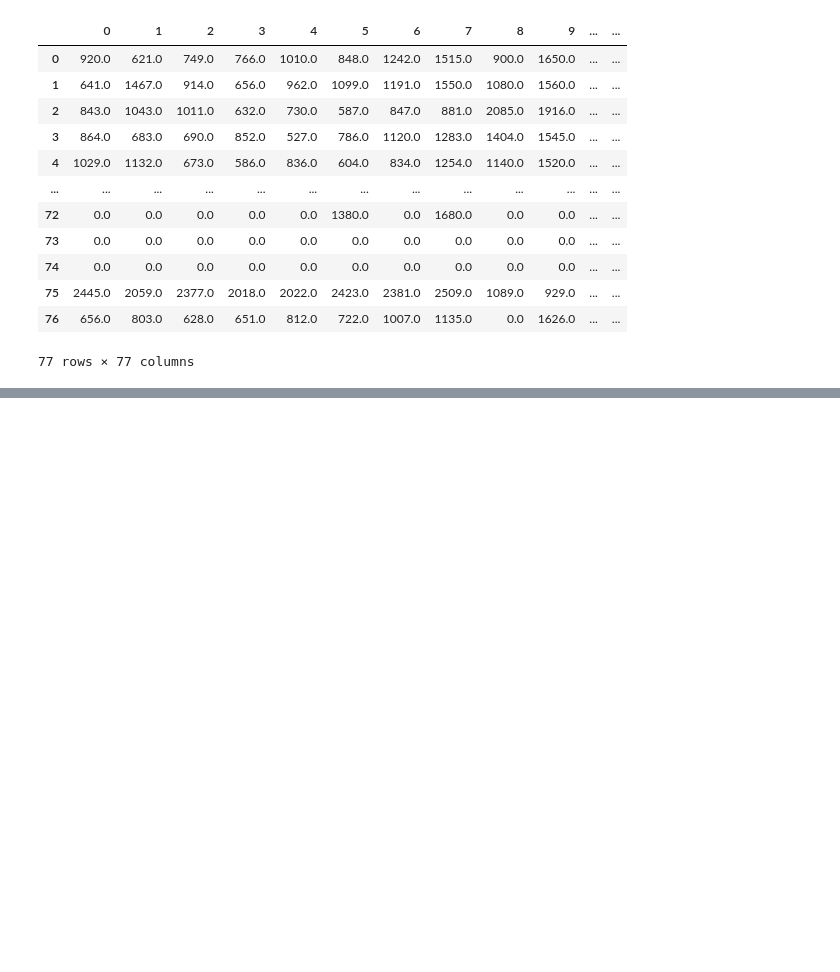
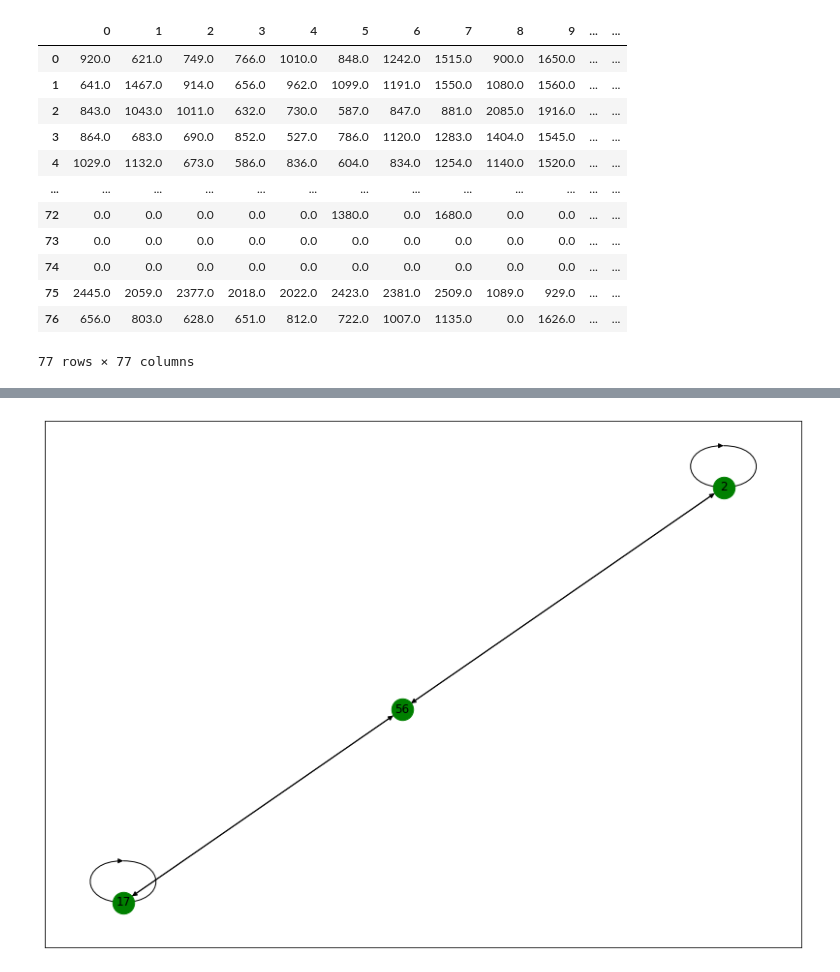
Before and after one commit to Nikunj-Gupta/Spectral-Clustering-Directed-Graphs, a Jupyter notebook: spectral_clustering_travel_time.ipynb, the cells around one changed output, grey strips where cells are left out. Cells and saved outputs as stored; diff of their text form; code cells hidden in the pictures; blank space fills up the shorter version.

```diff
--- a/spectral_clustering_travel_time.ipynb
+++ b/spectral_clustering_travel_time.ipynb
@@ -249,0 +179,5 @@ plt.hist(clusters)
+# %%
+G_di = nx.from_pandas_adjacency(c3, create_using=nx.DiGraph)
+draw(G_di)
+# %% [output]
+[figure, added]
```
Also changed, not shown: parts of 33 cells of this notebook.
